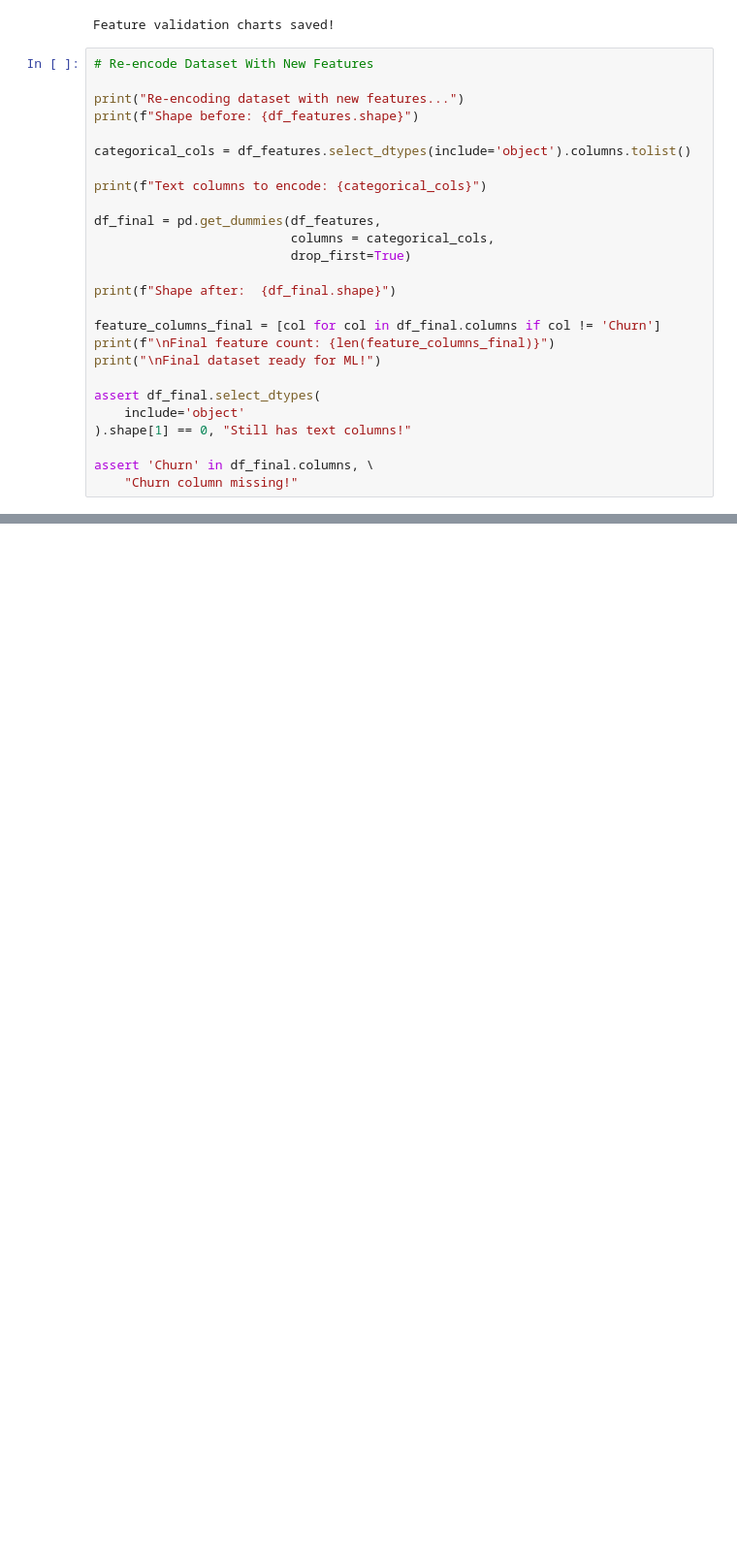
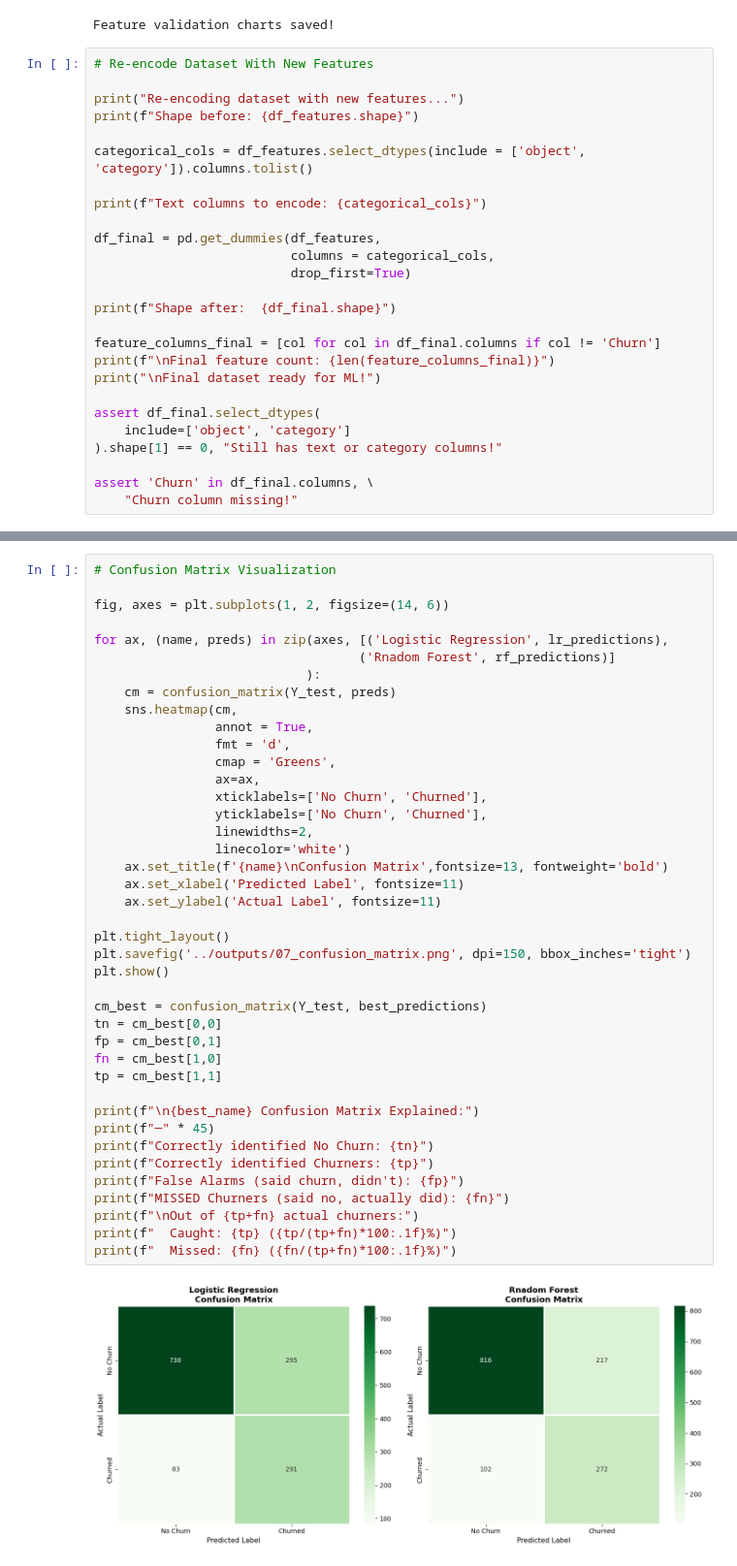
Before and after one commit to Venkatavishnuvardhanthota/customer-churn-prediction, a Jupyter notebook: notebooks/01_eda_and_modeling.ipynb, the cells around one changed output, grey strips where cells are left out. Shown at 97% size. Saved outputs shown, nothing was run; the diff lists cells and outputs as text; blank space fills up the shorter version.

Commit message:
Model training complete - LR and RF trained, best model saved to models/

```diff
--- a/notebooks/01_eda_and_modeling.ipynb
+++ b/notebooks/01_eda_and_modeling.ipynb
@@ -694,7 +908,7 @@ Feature validation charts saved!
 print("Re-encoding dataset with new features...")
 print(f"Shape before: {df_features.shape}")
 
-categorical_cols = df_features.select_dtypes(include='object').columns.tolist()
+categorical_cols = df_features.select_dtypes(include = ['object', 'category']).columns.tolist()
 
 print(f"Text columns to encode: {categorical_cols}")
 
@@ -709,8 +923,8 @@ print(f"\nFinal feature count: {len(feature_columns_final)}")
 print("\nFinal dataset ready for ML!")
 
 assert df_final.select_dtypes(
-    include='object'
-).shape[1] == 0, "Still has text columns!"
+    include=['object', 'category']
+).shape[1] == 0, "Still has text or category columns!"
 
 assert 'Churn' in df_final.columns, \
     "Churn column missing!"
@@ -761,0 +1294,43 @@ All 36 columns:
+# %%
+# Confusion Matrix Visualization
+
+fig, axes = plt.subplots(1, 2, figsize=(14, 6))
+
+for ax, (name, preds) in zip(axes, [('Logistic Regression', lr_predictions),
+                                   ('Rnadom Forest', rf_predictions)]
+                            ):
+    cm = confusion_matrix(Y_test, preds)
+    sns.heatmap(cm,
+                annot = True,
+                fmt = 'd',
+                cmap = 'Greens',
+                ax=ax,
+                xticklabels=['No Churn', 'Churned'],
+                yticklabels=['No Churn', 'Churned'],
+                linewidths=2,
+                linecolor='white')
+    ax.set_title(f'{name}\nConfusion Matrix',fontsize=13, fontweight='bold')
+    ax.set_xlabel('Predicted Label', fontsize=11)
+    ax.set_ylabel('Actual Label', fontsize=11)
+
+plt.tight_layout()
+plt.savefig('../outputs/07_confusion_matrix.png', dpi=150, bbox_inches='tight')
+plt.show()
+
+cm_best = confusion_matrix(Y_test, best_predictions)
+tn = cm_best[0,0]
+fp = cm_best[0,1]
+fn = cm_best[1,0]
+tp = cm_best[1,1]
+
+print(f"\n{best_name} Confusion Matrix Explained:")
+print(f"─" * 45)
+print(f"Correctly identified No Churn: {tn}")
+print(f"Correctly identified Churners: {tp}")
+print(f"False Alarms (said churn, didn't): {fp}")
+print(f"MISSED Churners (said no, actually did): {fn}")
+print(f"\nOut of {tp+fn} actual churners:")
+print(f"  Caught: {tp} ({tp/(tp+fn)*100:.1f}%)")
+print(f"  Missed: {fn} ({fn/(tp+fn)*100:.1f}%)")
+# %% [output]
+[figure, added]
```
Also changed, not shown: parts of 22 cells of this notebook, 5 other files.
